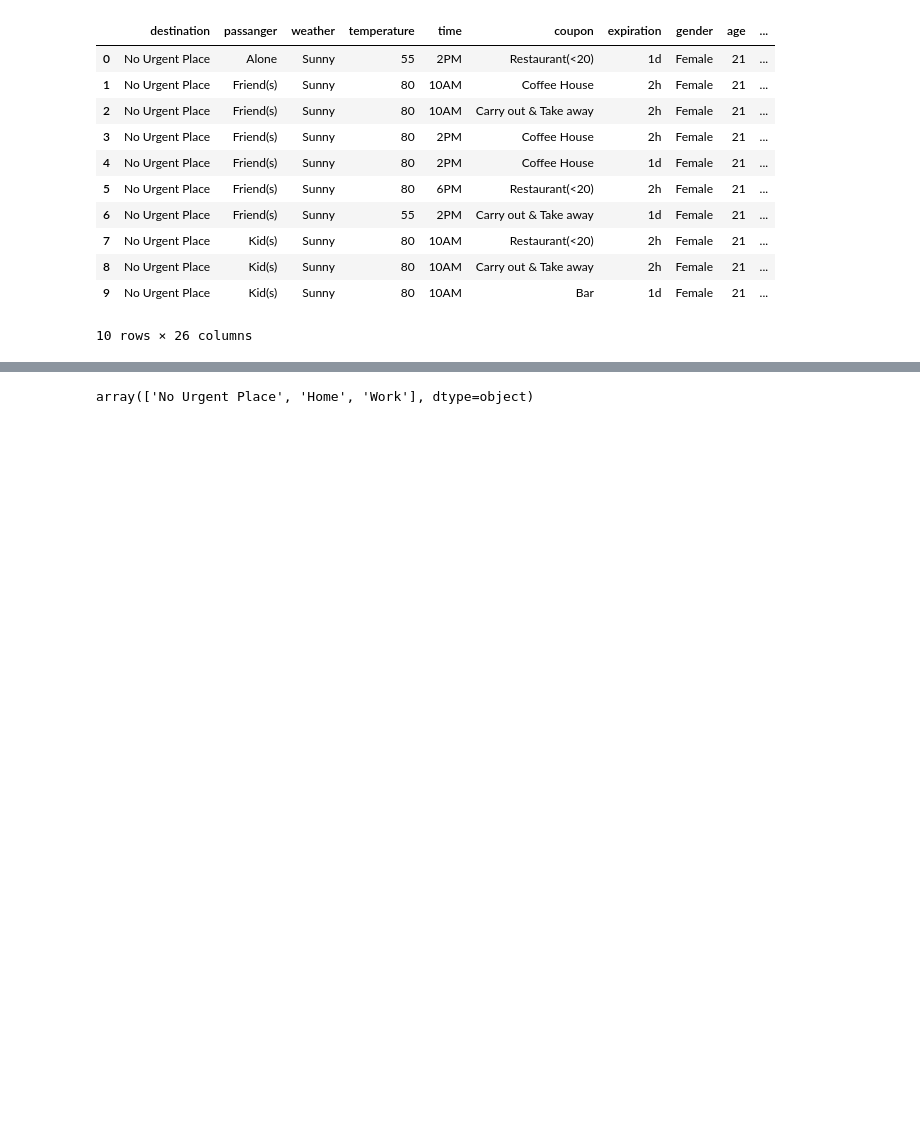
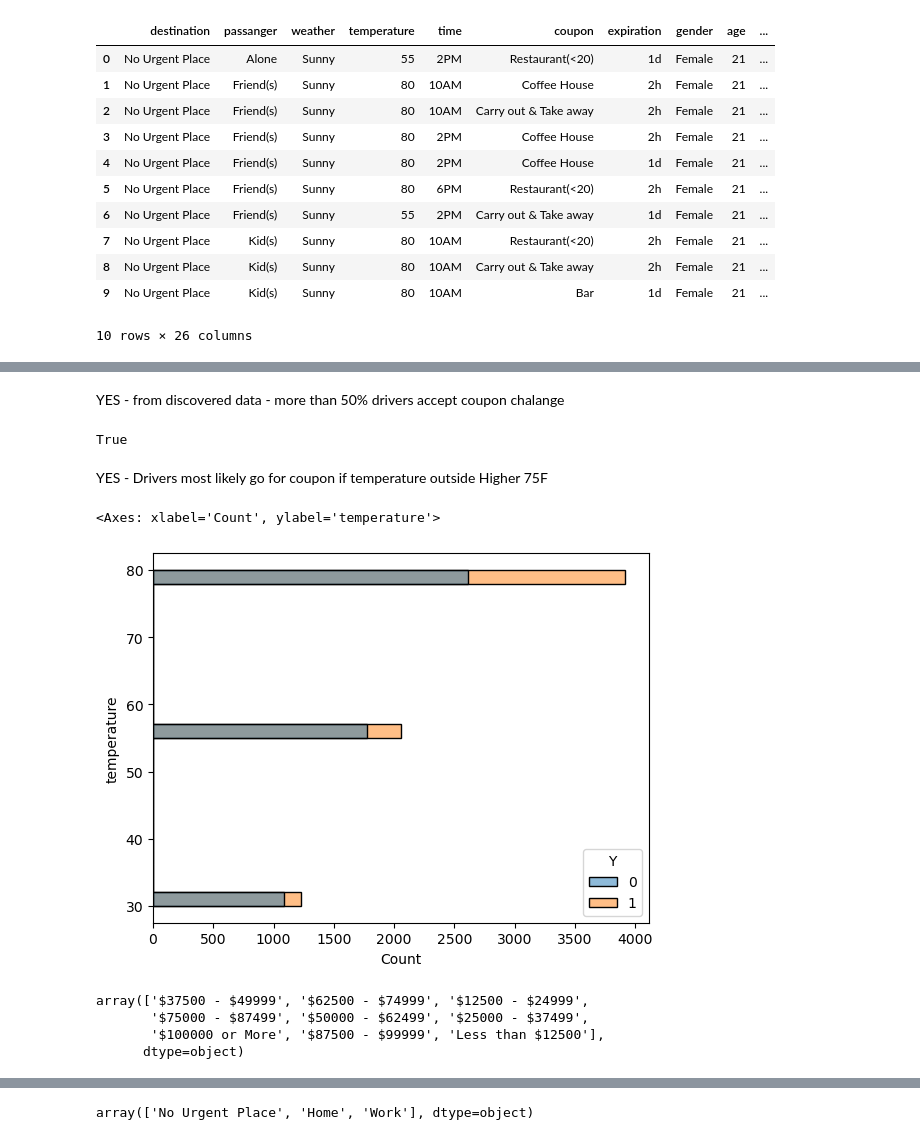
Before and after one commit to Timofey-E/Emeritus, a Jupyter notebook: Assigment_5_1/project5_1.ipynb, the cells around one changed output, grey strips where cells are left out. Cells and saved outputs as stored; diff of their text form; code cells hidden in the pictures; blank space fills up the shorter version.

Commit message:
Couple histplots added in terms of analyzing data

```diff
--- a/Assigment_5_1/project5_1.ipynb
+++ b/Assigment_5_1/project5_1.ipynb
@@ -85,0 +102,20 @@ data.head(10)
+# %% [markdown]
+YES - from discovered data - more than 50% drivers accept coupon chalange
+# %%
+data['Y'].sum()>(data.shape[0]/2)
+# %% [output]
+True
+# %% [markdown]
+YES - Drivers most likely go for coupon if temperature outside Higher 75F
+# %%
+sns.histplot(data = data, y = 'temperature', hue = 'Y')
+# %% [output]
+<Axes: xlabel='Count', ylabel='temperature'>
+[figure, added]
+# %%
+data['income'].unique()
+# %% [output]
+array(['$37500 - $49999', '$62500 - $74999', '$12500 - $24999',
+       '$75000 - $87499', '$50000 - $62499', '$25000 - $37499',
+       '$100000 or More', '$87500 - $99999', 'Less than $12500'],
+      dtype=object)
```
Also changed, not shown: parts of 5 cells of this notebook.
